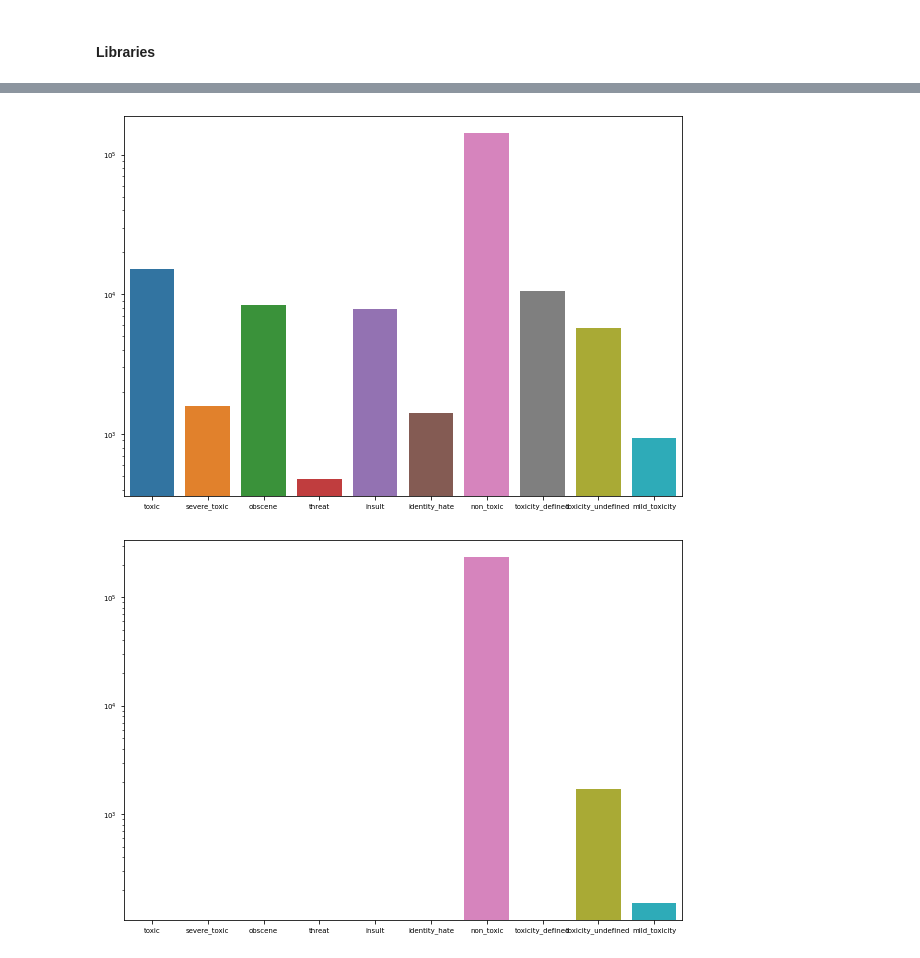
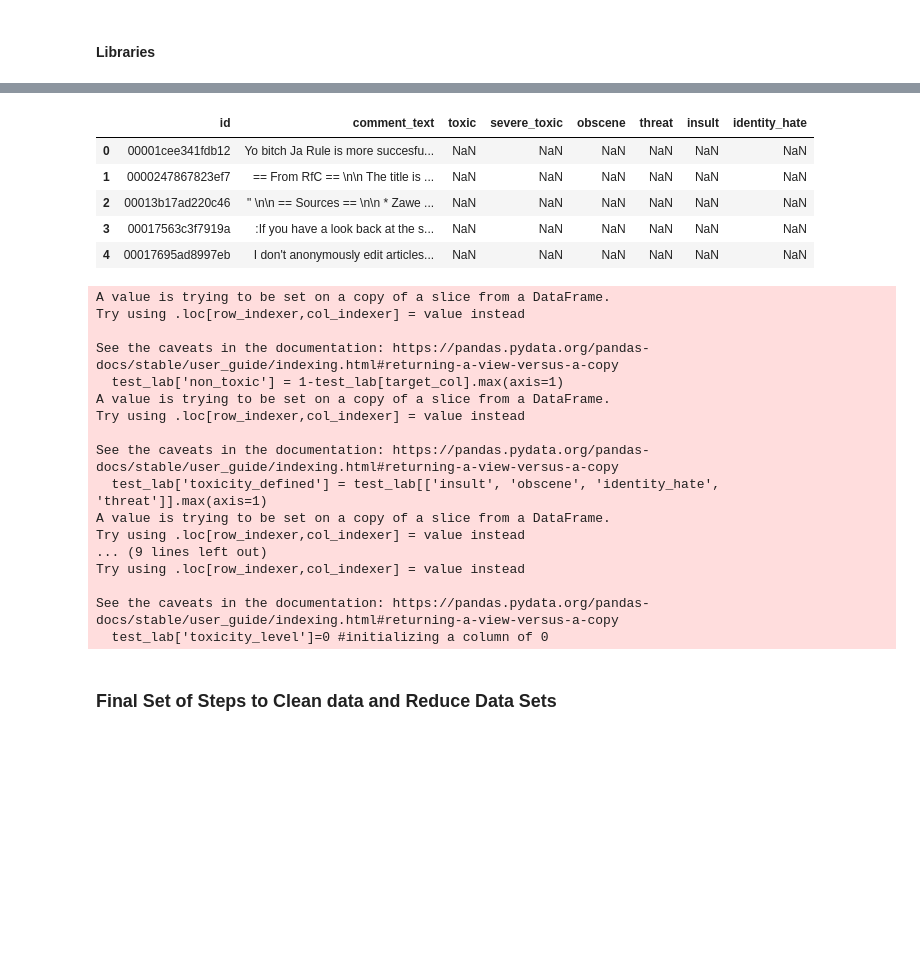
Before and after one commit to jjbocek/ToxicApp, a Jupyter notebook: Toxic_App_Notebook1.ipynb, the cells around one changed output, grey strips where cells are left out. Drawn from its saved outputs; the diff is of its cells as text; code cells hidden in the pictures; blank space fills up the shorter version.

```diff
--- a/Toxic_App_Notebook1.ipynb
+++ b/Toxic_App_Notebook1.ipynb
@@ -245,6 +319,39 @@ train_df, test_df, test_lab = datasets.values()
+# %%
+#datasets = load_mult_files(['train.csv', 'test.csv'])
+train_df, test_comments, = datasets.values()
+test_labels = pd.read_csv('test_labels.csv', header=0, na_values=-1)
+
+#merge the test_df and test_lab data frames
+test_df = pd.merge(test_comments, test_labels, on="id")
+
+test_df.head()
+# %% [output]
+|  | id | comment_text | toxic | severe_toxic | obscene | threat | insult | identity_hate |
+| 0 | 00001cee341fdb12 | Yo bitch Ja Rule is more succesfu... | NaN | NaN | NaN | NaN | NaN | NaN |
+| 1 | 0000247867823ef7 | == From RfC == \n\n The title is ... | NaN | NaN | NaN | NaN | NaN | NaN |
+| 2 | 00013b17ad220c46 | " \n\n == Sources == \n\n * Zawe ... | NaN | NaN | NaN | NaN | NaN | NaN |
+| 3 | 00017563c3f7919a | :If you have a look back at the s... | NaN | NaN | NaN | NaN | NaN | NaN |
+| 4 | 00017695ad8997eb | I don't anonymously edit articles... | NaN | NaN | NaN | NaN | NaN | NaN |
 # %%
-train_df, test_lab = reconfigure_categories(train_df, test_lab)
+train_df, test_lab = reconfigure_categories(train_df, test_df)
 # %% [output]
-[figure, removed]
-[figure, removed]
+A value is trying to be set on a copy of a slice from a DataFrame.
+Try using .loc[row_indexer,col_indexer] = value instead
+
+See the caveats in the documentation: https://pandas.pydata.org/pandas-docs/stable/user_guide/indexing.html#returning-a-view-versus-a-copy
+  test_lab['non_toxic'] = 1-test_lab[target_col].max(axis=1)
+A value is trying to be set on a copy of a slice from a DataFrame.
+Try using .loc[row_indexer,col_indexer] = value instead
+
+See the caveats in the documentation: https://pandas.pydata.org/pandas-docs/stable/user_guide/indexing.html#returning-a-view-versus-a-copy
+  test_lab['toxicity_defined'] = test_lab[['insult', 'obscene', 'identity_hate', 'threat']].max(axis=1)
+A value is trying to be set on a copy of a slice from a DataFrame.
+Try using .loc[row_indexer,col_indexer] = value instead
+... (9 lines left out)
+Try using .loc[row_indexer,col_indexer] = value instead
+
+See the caveats in the documentation: https://pandas.pydata.org/pandas-docs/stable/user_guide/indexing.html#returning-a-view-versus-a-copy
+  test_lab['toxicity_level']=0 #initializing a column of 0
+# %% [markdown]
+### Final Set of Steps to Clean data and Reduce Data Sets
 # %%
```
Also changed, not shown: parts of 10 cells of this notebook, 1 other file.
